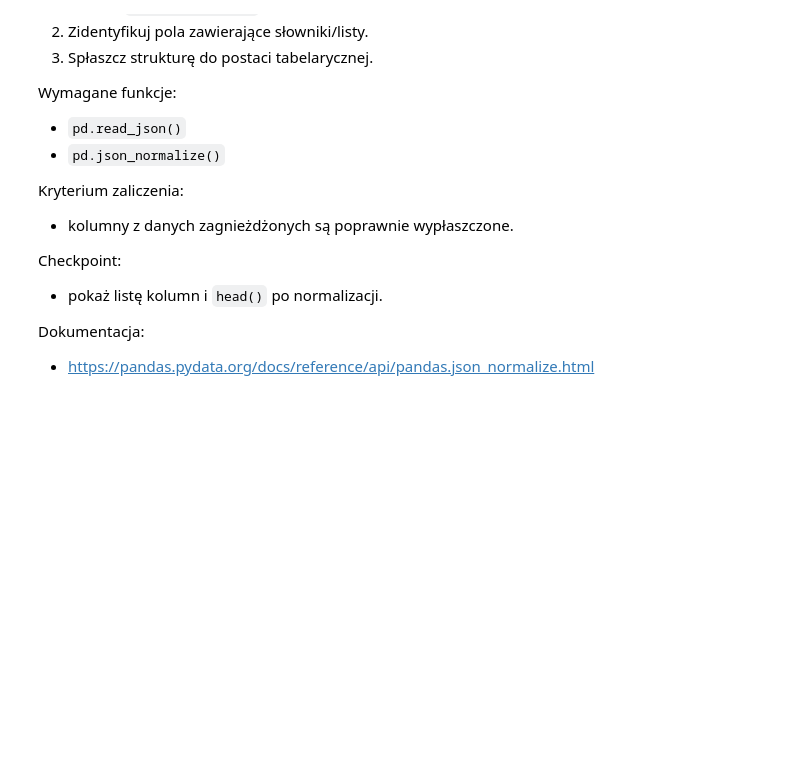
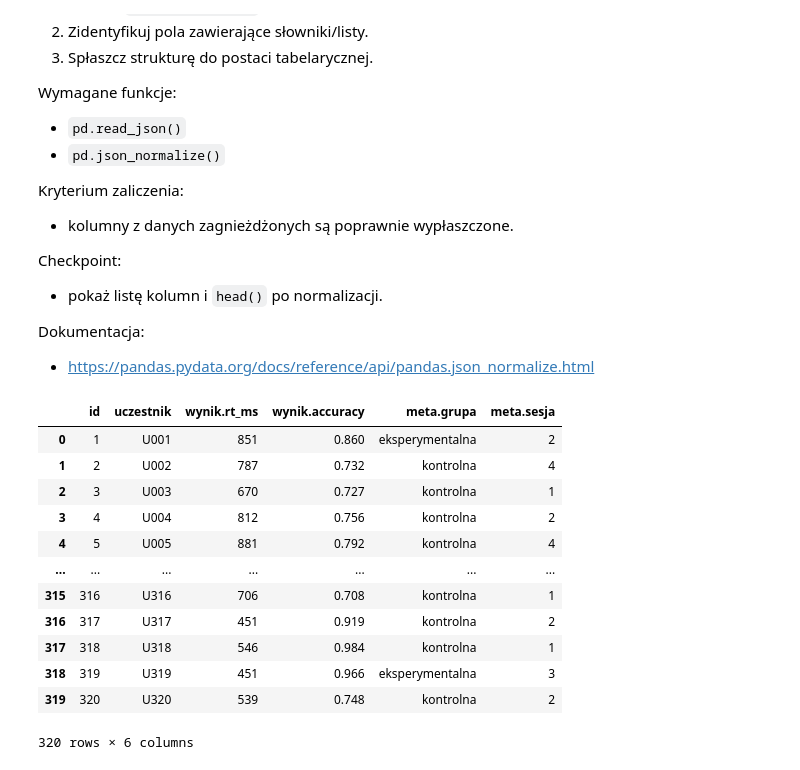
Before and after one commit to HDiver/AnalizaDanychPythonKurs, a Jupyter notebook: AnalizaDanychPython_Lekcja1.ipynb, the cells around one changed output. Drawn from its saved outputs; the diff is of its cells as text; code cells hidden in the pictures; blank space fills up the shorter version.

```diff
--- a/AnalizaDanychPython_Lekcja1.ipynb
+++ b/AnalizaDanychPython_Lekcja1.ipynb
@@ -662,4 +686,25 @@ Dokumentacja:
 
 - https://pandas.pydata.org/docs/reference/api/pandas.json_normalize.html
 # %%
-# Miejsce na Twoje rozwiązanie.
+import json
+
+with open("dane_lekcja1/data_nested.json", "r", encoding="utf-8") as plik:
+    dane = json.load(plik)
+
+df_normalized = pd.json_normalize(dane)
+
+df_normalized
+# %% [output]
+|  | id | uczestnik | wynik.rt_ms | wynik.accuracy | meta.grupa | meta.sesja |
+| 0 | 1 | U001 | 851 | 0.860 | eksperymentalna | 2 |
+| 1 | 2 | U002 | 787 | 0.732 | kontrolna | 4 |
+| 2 | 3 | U003 | 670 | 0.727 | kontrolna | 1 |
+| 3 | 4 | U004 | 812 | 0.756 | kontrolna | 2 |
+| 4 | 5 | U005 | 881 | 0.792 | kontrolna | 4 |
+| ... | ... | ... | ... | ... | ... | ... |
+| 315 | 316 | U316 | 706 | 0.708 | kontrolna | 1 |
+| 316 | 317 | U317 | 451 | 0.919 | kontrolna | 2 |
+| 317 | 318 | U318 | 546 | 0.984 | kontrolna | 1 |
+| 318 | 319 | U319 | 451 | 0.966 | eksperymentalna | 3 |
+| 319 | 320 | U320 | 539 | 0.748 | kontrolna | 2 |
+320 rows × 6 columns
```
Also changed, not shown: parts of 5 cells of this notebook, 2 other files.
